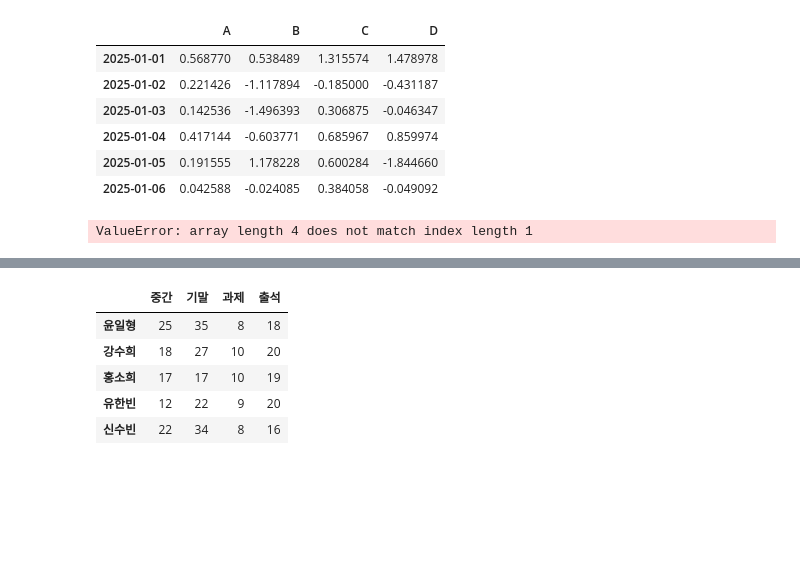
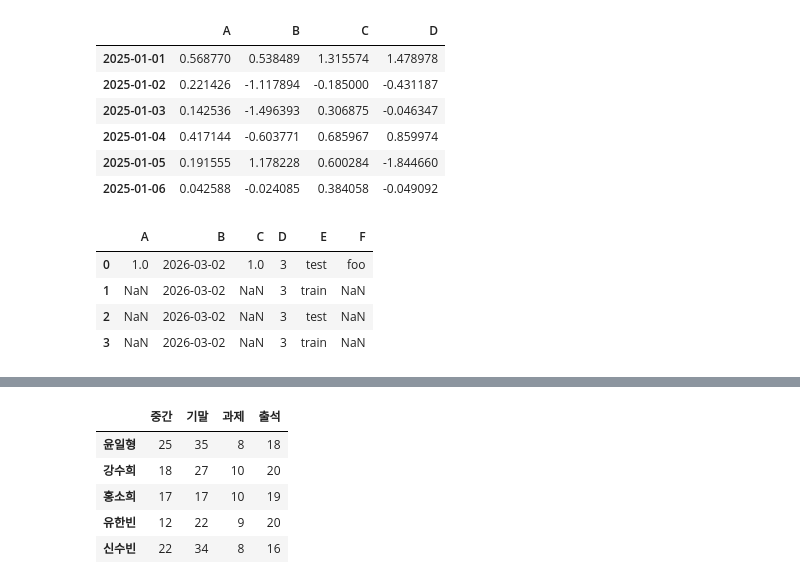
Before and after one commit to leeyunseok110/2025-1-myclass-BDA, a Jupyter notebook: inclass/02w_A_0317_pandas_basic.ipynb, the cells around one changed output, grey strips where cells are left out. Drawn from its saved outputs; the diff is of its cells as text; code cells hidden in the pictures; blank space fills up the shorter version.

```diff
--- a/inclass/02w_A_0317_pandas_basic.ipynb
+++ b/inclass/02w_A_0317_pandas_basic.ipynb
@@ -520,16 +520,24 @@ df
 | 2025-01-05 | 0.191555 | 1.178228 | 0.600284 | -1.844660 |
 | 2025-01-06 | 0.042588 | -0.024085 | 0.384058 | -0.049092 |
 # %%
+import pandas as pd
+import numpy as np
+
 df2 = pd.DataFrame({
-    "A" :1.0,
-    "B" :pd.Timestamp("20260302"),
+    "A" :pd.Series(1.0), # Convert to pd.Series for consistent length
+    "B" :pd.Timestamp("20260302"), # Convert to pd.Series for consistent length
     "C" :pd.Series(np.arange(1,3,5)),
-    "D" :np.array([3] * 4, dtype="int32"),
+    "D" :pd.Series(np.array([3] * 4, dtype="int32")), # Convert to pd.Series for consistent length
     "E" :pd.Categorical(["test","train","test","train"]),
-    "F" :"foo"})
+    "F" :pd.Series("foo") # Convert to pd.Series for consistent length
+})
 df2
 # %% [output]
-ValueError: array length 4 does not match index length 1
+|  | A | B | C | D | E | F |
+| 0 | 1.0 | 2026-03-02 | 1.0 | 3 | test | foo |
+| 1 | NaN | 2026-03-02 | NaN | 3 | train | NaN |
+| 2 | NaN | 2026-03-02 | NaN | 3 | test | NaN |
+| 3 | NaN | 2026-03-02 | NaN | 3 | train | NaN |
 # %%
 df2.dtypes
 # %% [output]
```
Also changed, not shown: parts of 1 cell of this notebook.
